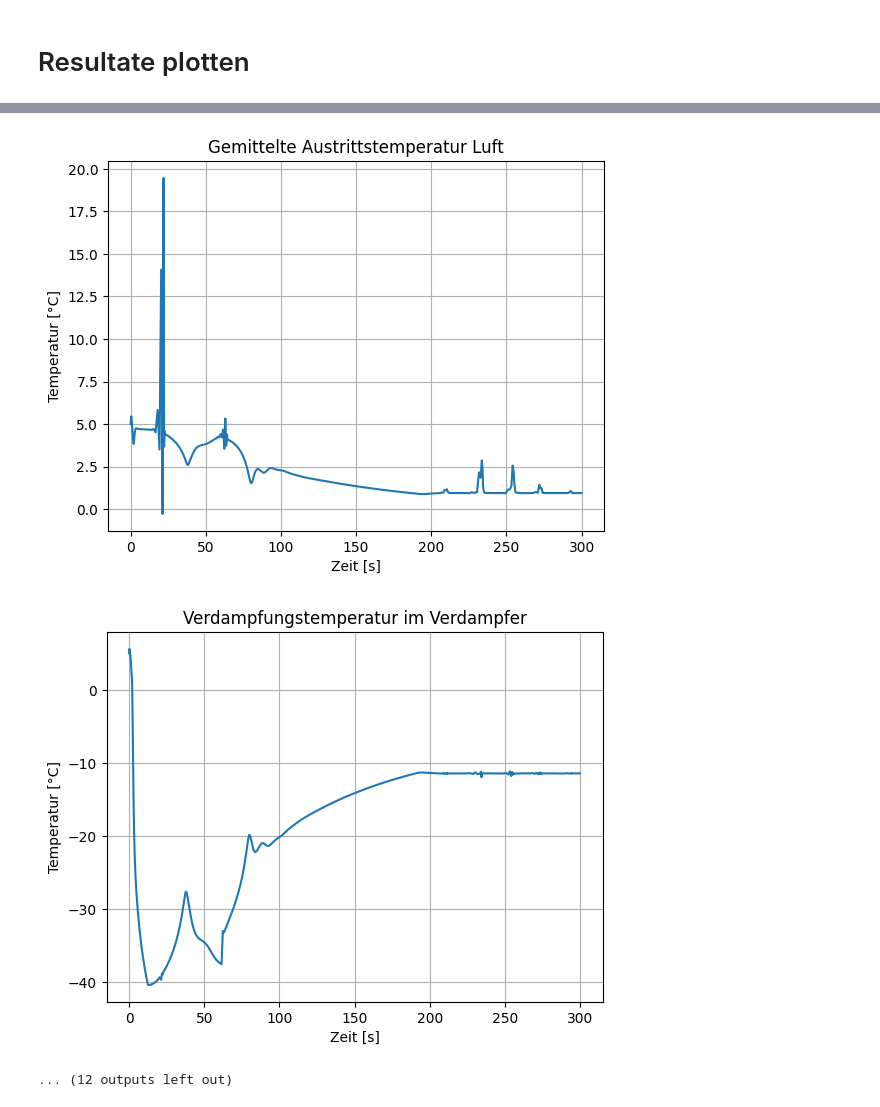
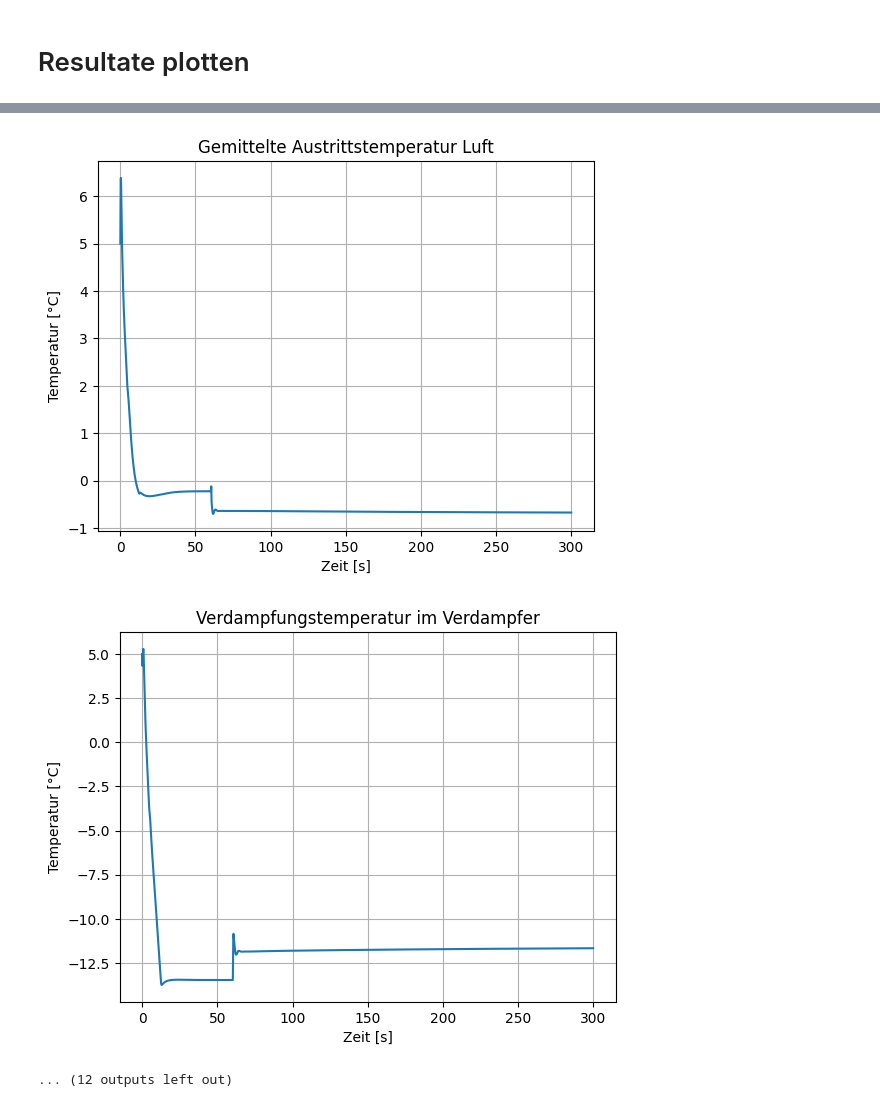
Before and after one commit to Lakito0100/MSE_VT1_luethluk, a Jupyter notebook: Examples/Example_Case_2 (F1)/Example_Case_2.ipynb, the cells around one changed output, grey strips where cells are left out. Cells and saved outputs as stored; diff of their text form; code cells hidden in the pictures.

```diff
--- a/Examples/Example_Case_2 (F1)/Example_Case_2.ipynb
+++ b/Examples/Example_Case_2 (F1)/Example_Case_2.ipynb
@@ -14,7 +14,7 @@ from Framework.runtime.recorder import ResultRecorder
 # %% [markdown]
 # Case Definieren
 # %%
-sim_run = False
+sim_run = True
 read_data = True
 
 #air
@@ -22,15 +22,14 @@ T_a = 5.0
 P = 101325
 RH = 0.0
 v_a = 1.2
+w_amb_in = HAPropsSI('W','T',T_a+273.15,'P',P,'R', RH)
+rho_amb_in = 1.0 / HAPropsSI("Vha","T",T_a+273.15,"P",P,"R",RH)
 
 #water
 T_in_water = 30.0
 N_cond = 30
 
 #refrigerant
-w_amb_in = HAPropsSI('W','T',T_a+273.15,'P',P,'R', RH)
-rho_amb_in = 1.0 / HAPropsSI("Vha","T",T_a+273.15,"P",P,"R",RH)
-
 refrigerant = "R134a"
 #at evaportor
 x_evap = 0.5
@@ -60,7 +59,7 @@ geom = FinnTubedHX(
 )
 
 gs = GridShape(
-    t_end = 60*60.0,      # s endtime
+    t_end = 5*60.0,      # s endtime
     dt = 0.1,           # s time step
     print_output_every_x_it = 20,
     store_grid_every_x_it = 100,
@@ -382,7 +399,7 @@ plot.plot_any(kind="time vs any",
 plot.plot_any(kind="time vs any",
               x=data['t'], y=data['superheating'],
               xlabel="Zeit [s]", ylabel="Temperatur [K]",
-              title=f"Überhitzung", marker=None,
+              title=f"Überhitzung", marker=None,  ylimitter=[0, 20],
               save_path="Plots/superheating.png")
 
 plot.plot_any(kind="time vs any",
@@ -438,5 +455,5 @@ plot.plot_any(kind="time vs any",
-[figure, old version]
+[figure, new version]
-[figure, old version]
+[figure, new version]
 ... (12 outputs left out)
 # %%
 # Segment auswählen
```
Also changed, not shown: parts of 5 cells of this notebook, 26 other files.
